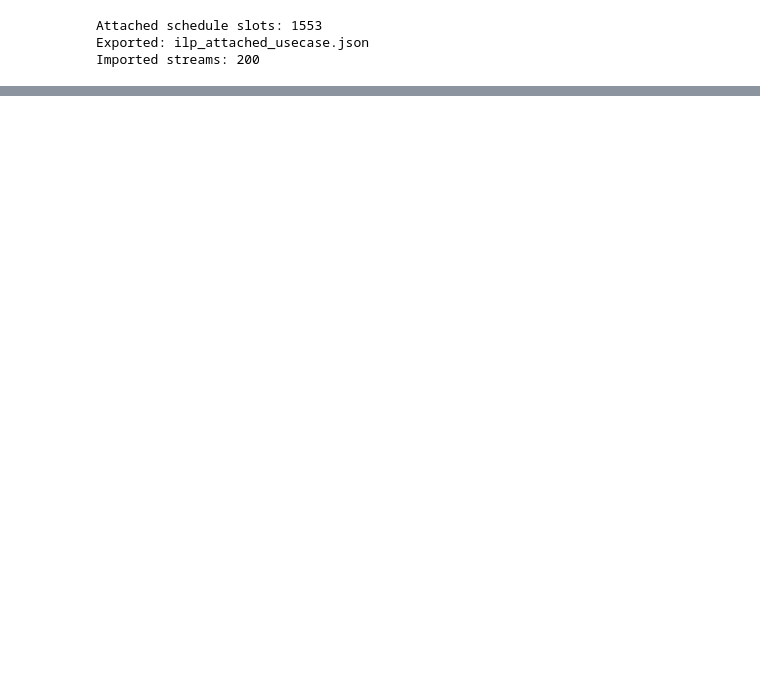
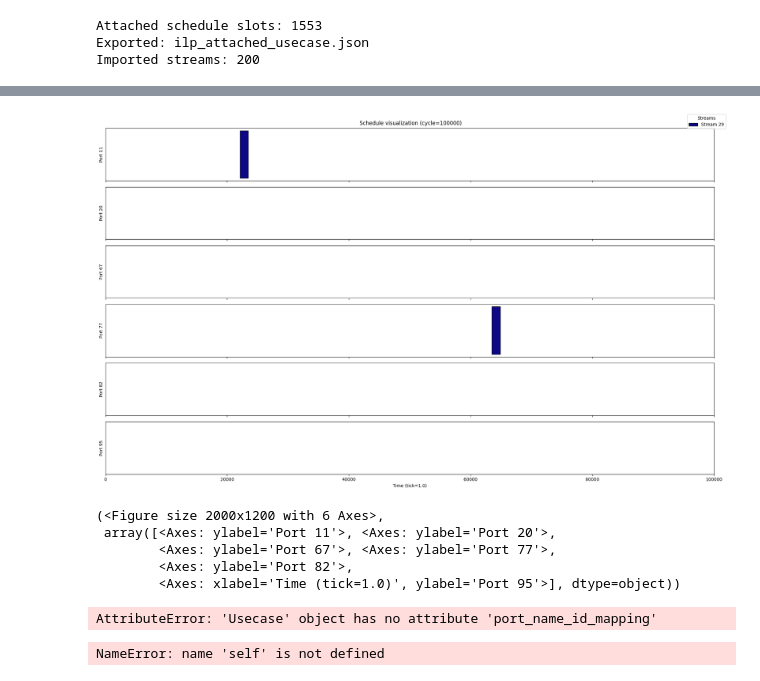
Before and after one commit to TSNTools/TSN_optimizer_platform, a Jupyter notebook: test_conversion.ipynb, the cells around one changed output, grey strips where cells are left out. Saved outputs shown, nothing was run; the diff lists cells and outputs as text; code cells hidden in the pictures; blank space fills up the shorter version.

Commit message:
with from_usecase

```diff
--- a/test_conversion.ipynb
+++ b/test_conversion.ipynb
@@ -264,0 +289,59 @@ Imported streams: 200
+# %%
+from tsn_scheduling_problem import TSNScheduling
+from schedule import Schedule
+
+problem = TSNScheduling("uc_config.cfg")
+uc = problem.import_scheduling_usecase("instance1.json")
+schedddd = Schedule.from_uc_to_sched(uc)
+# %%
+schedddd.plot(stream_ids=[29],span=None)
+# %% [output]
+[figure, added]
+(<Figure size 2000x1200 with 6 Axes>,
+ array([<Axes: ylabel='Port 11'>, <Axes: ylabel='Port 20'>,
+        <Axes: ylabel='Port 67'>, <Axes: ylabel='Port 77'>,
+        <Axes: ylabel='Port 82'>,
+        <Axes: xlabel='Time (tick=1.0)', ylabel='Port 95'>], dtype=object))
+# %%
+import importlib
+import schedule as schedule_mod
+importlib.reload(schedule_mod)
+from schedule import Schedule
+from tsn_scheduling_problem import TSNScheduling
+from usecase_generator import Usecase
+
+problem = TSNScheduling("uc_config.cfg")
+uc = problem.import_scheduling_usecase("instance1.json")
+
+# Use mapping provided by Usecase
+port_name_to_id, _ = uc.port_name_id_mapping
+schedddd = Schedule.from_usecase(uc, port_name_to_id)
+
+fig1, _ = schedddd.plot(span=None)
+# %% [output]
+AttributeError: 'Usecase' object has no attribute 'port_name_id_mapping'
+# %%
+import importlib
+import schedule as schedule_mod
+import usecase_generator as uc_mod
+
+importlib.reload(schedule_mod)
+importlib.reload(uc_mod)
+
+from schedule import Schedule
+from tsn_scheduling_problem import TSNScheduling
+
+problem = TSNScheduling("uc_config.cfg")
+uc = problem.import_scheduling_usecase("instance1.json")
+
+# Preferred path: Usecase property access (no parentheses)
+if hasattr(uc, "port_name_id_mapping"):
+    port_name_to_id, _ = uc.port_name_id_mapping
+else:
+    # Fallback for stale/mismatched Usecase class objects in notebook kernels
+    port_name_to_id = {port_name: idx + 1 for idx, port_name in enumerate(uc.ports)}
+
+schedddd = Schedule.from_usecase(uc, port_name_to_id)
+fig1, _ = schedddd.plot(span=None)
+# %% [output]
+NameError: name 'self' is not defined
```
Also changed, not shown: parts of 5 cells of this notebook, 25 other files.
